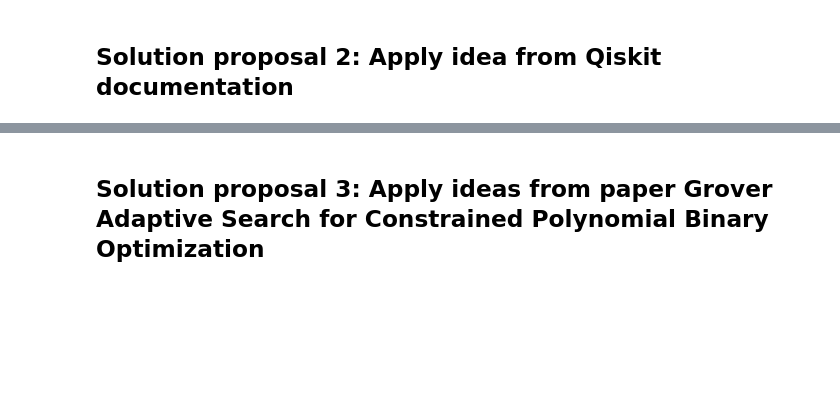
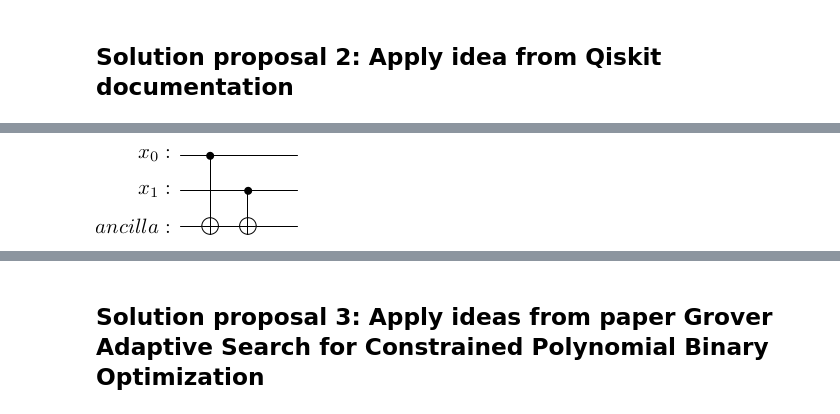
Before and after one commit to valterUo/classiq-coding-competition, a Jupyter notebook: kakuro.ipynb, the cells around one changed output, grey strips where cells are left out. Cells and saved outputs as stored; diff of their text form; code cells hidden in the pictures; blank space fills up the shorter version.

```diff
--- a/kakuro.ipynb
+++ b/kakuro.ipynb
@@ -366,0 +495,11 @@ x_1 = 1
+# %%
+qr = QuantumRegister(2, 'x')
+anc = QuantumRegister(1, 'ancilla')
+circuit = QuantumCircuit(qr, anc)
+
+circuit.cx(0, 2)
+circuit.cx(1, 2)
+
+circuit.draw(output='latex')
+# %% [output]
+[figure, added]
```
Also changed, not shown: parts of 25 cells of this notebook, 1 other file.
